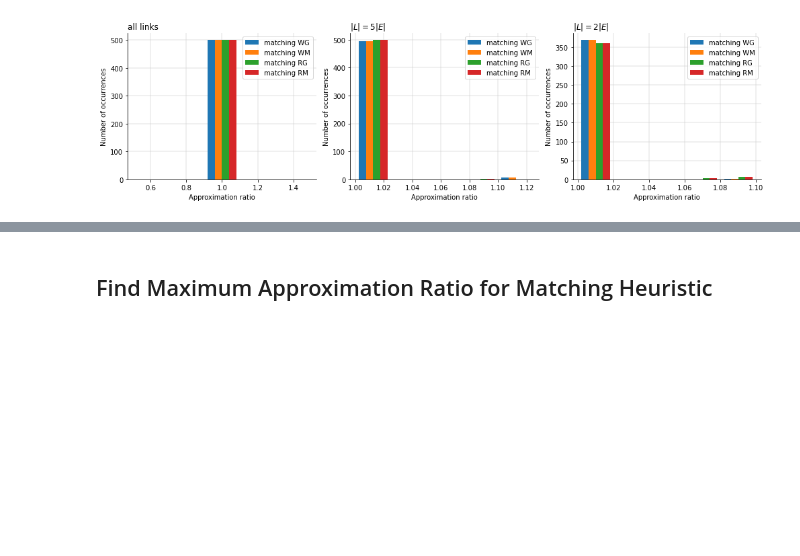
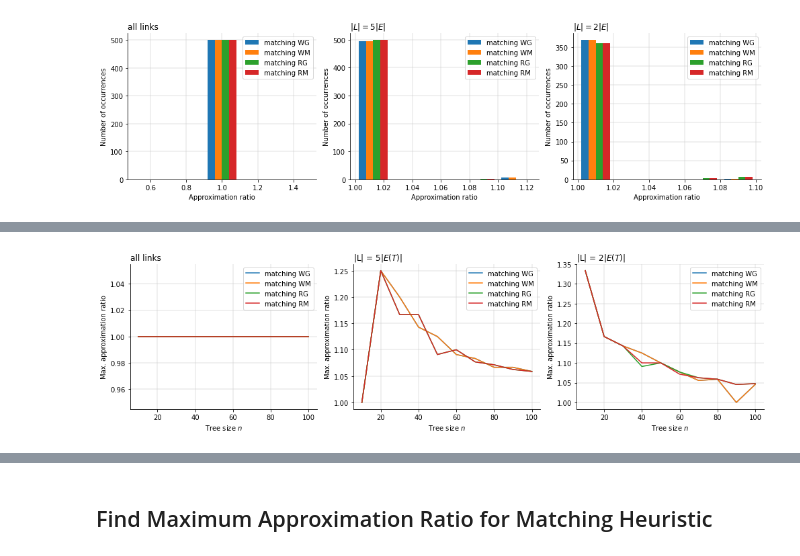
Before and after one commit to blnik/TreeAugmentation, a Jupyter notebook: numerical_simulations.ipynb, the cells around one changed output, grey strips where cells are left out. Cells and saved outputs as stored; diff of their text form; code cells hidden in the pictures; blank space fills up the shorter version.

```diff
--- a/numerical_simulations.ipynb
+++ b/numerical_simulations.ipynb
@@ -66,0 +67,10 @@ plt.savefig('report_images/numerical_simulations/all_algorithms_maxARs.png', dpi
+# %%
+fig, ax = plt.subplots(1,3, tight_layout = True)
+fig.set_size_inches(14,4)
+algorithms = ['MAT_WG', 'MAT_WM', 'MAT_RG', 'MAT_RM']
+plot_max_approx_ratios([10,20,30,40,50,60,70,80,90,100], 'allLinks', ax[0], algorithms)
+plot_max_approx_ratios([10,20,30,40,50,60,70,80,90,100], 5, ax[1], algorithms)
+plot_max_approx_ratios([10,20,30,40,50,60,70,80,90,100], 2, ax[2], algorithms)
+plt.savefig('report_images/numerical_simulations/mat_maxARs.png', dpi = 200)
+# %% [output]
+[figure, added]
```
Also changed, not shown: parts of 3 cells of this notebook, 44 other files.
